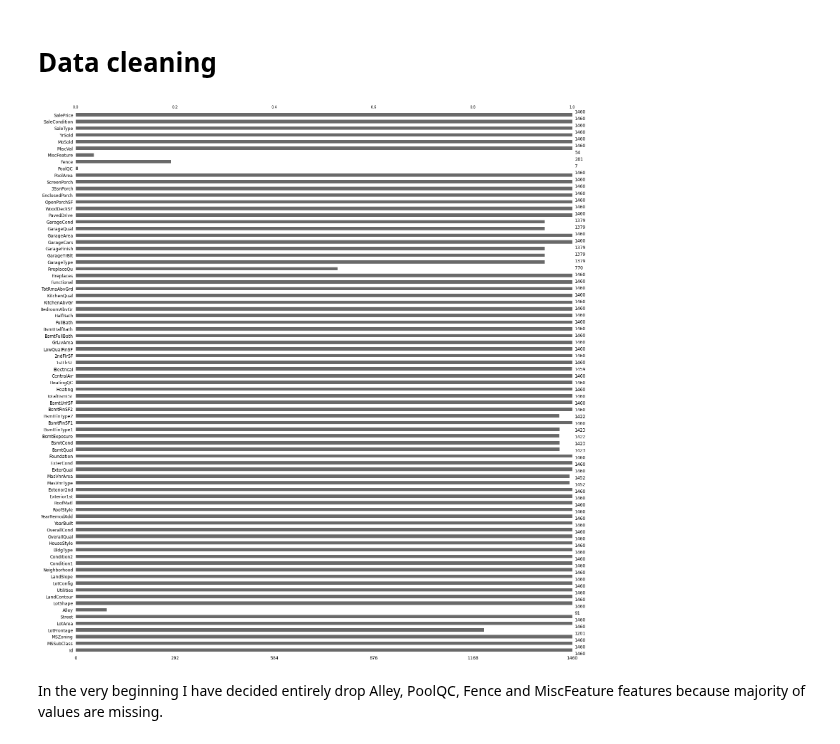
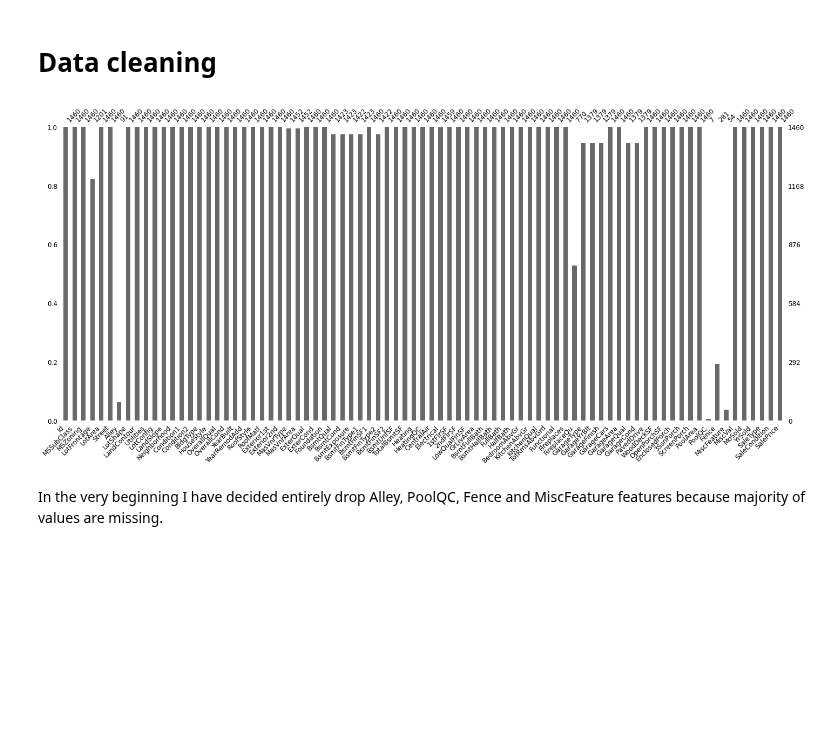
Before and after one commit to Gedas-LT/kaggle-ames-house-prices, a Jupyter notebook: predictions.ipynb, the cells around one changed output. Cells and saved outputs as stored; diff of their text form; code cells hidden in the pictures; blank space fills up the shorter version.

```diff
--- a/predictions.ipynb
+++ b/predictions.ipynb
@@ -23,12 +23,15 @@ import missingno as msno
 import numpy as np
 import pandas as pd
 pd.set_option("display.max_columns", None)
+pd.set_option("display.max_rows", 20)
+import seaborn as sns
+sns.set_theme()
 # %%
 data = pd.read_csv("data/train.csv")
 # %%
-msno.bar(data, labels=False, fontsize=12);
+msno.bar(data, labels=True, fontsize=12);
 # %% [output]
-[figure, old version]
+[figure, new version]
 # %% [markdown]
 In the very beginning I have decided entirely drop Alley, PoolQC, Fence and MiscFeature features because majority of values are missing.
 # %%
```
Also changed, not shown: parts of 6 cells of this notebook.
